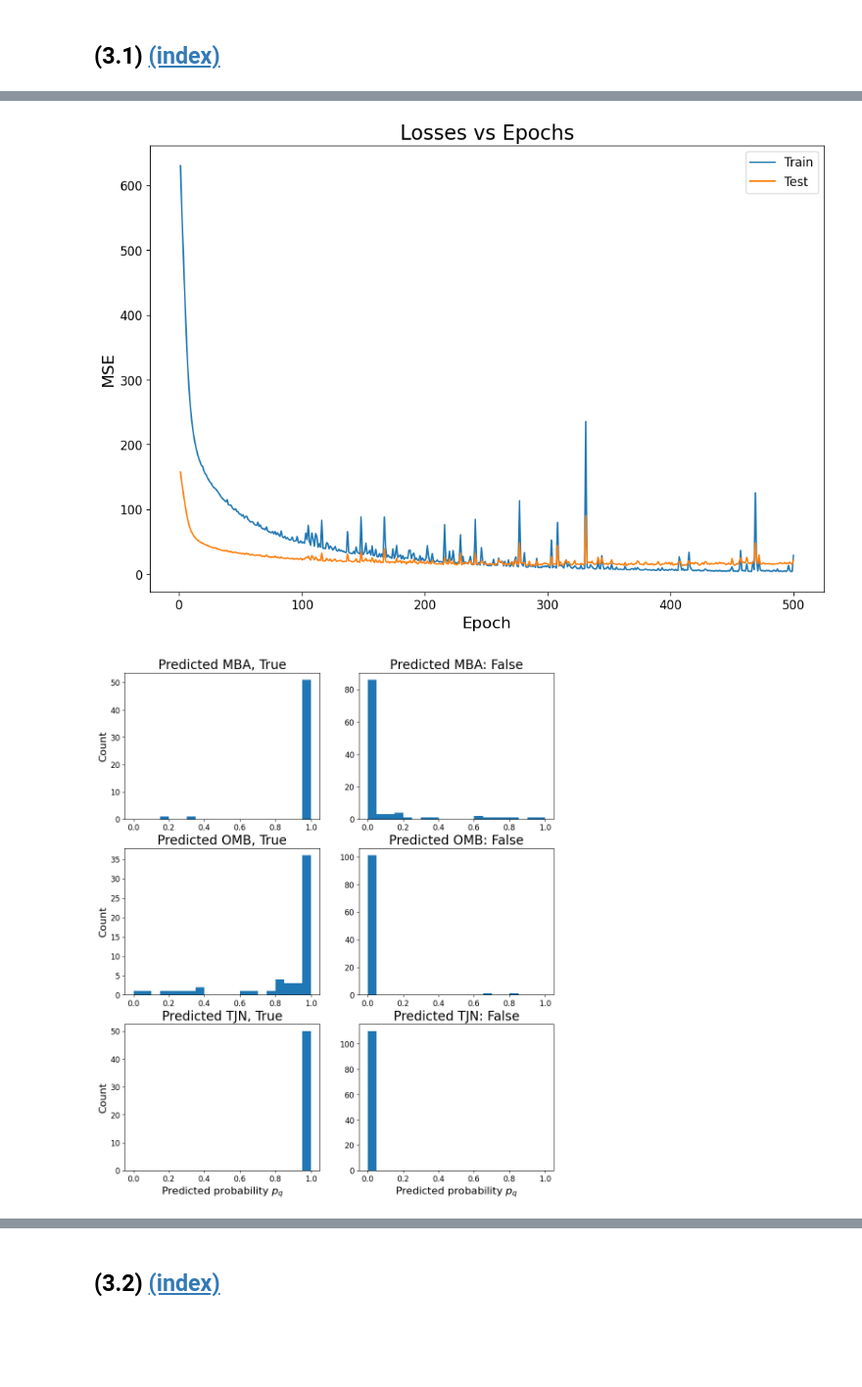
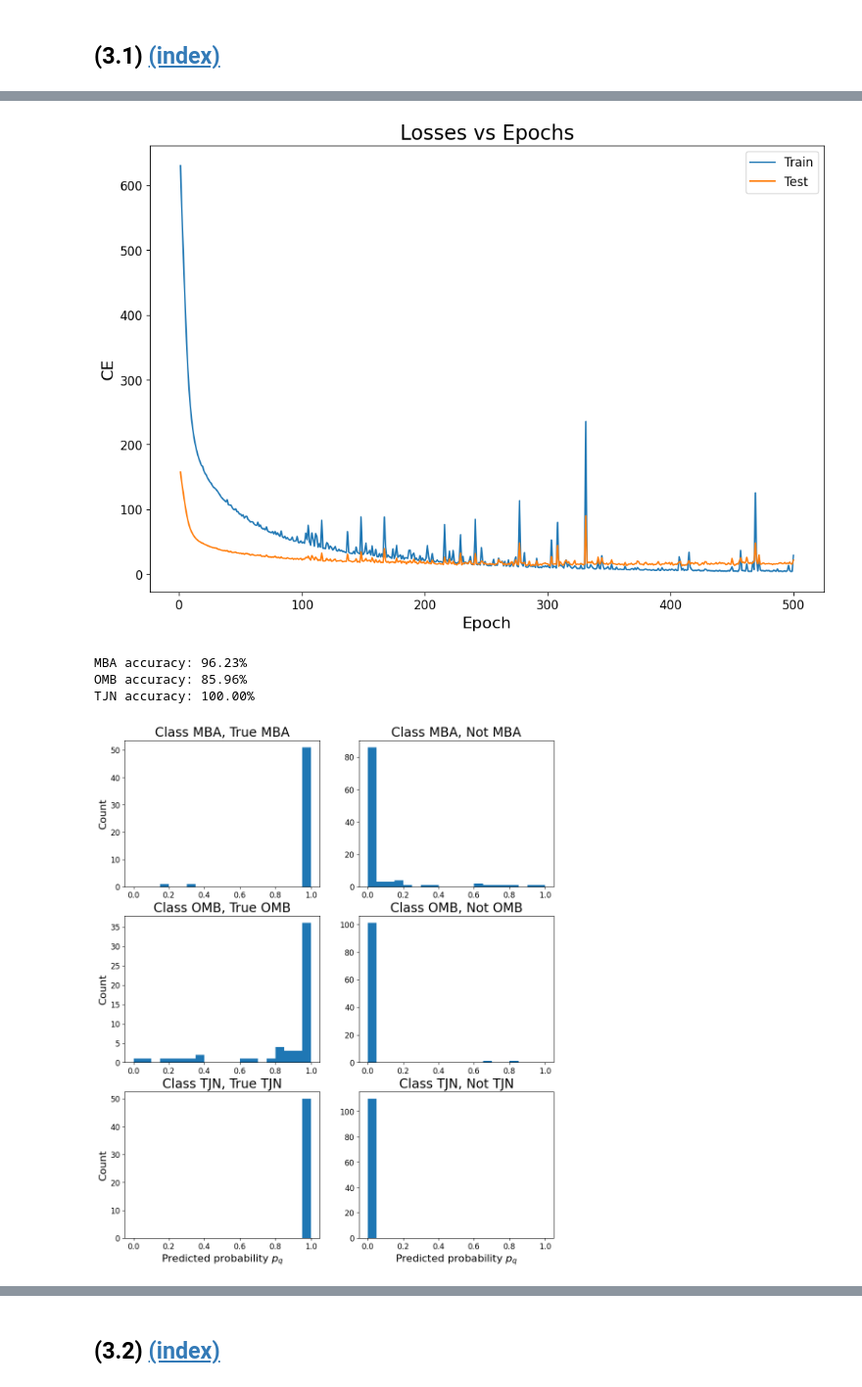
Before and after one commit to Shengyuan-Liu/MATH60026_MethodsForDataScience, a Jupyter notebook: cw1/02371367_Coursework1.ipynb, the cells around one changed output, grey strips where cells are left out. Shown at 98% size. Drawn from its saved outputs; the diff is of its cells as text; code cells hidden in the pictures; blank space fills up the shorter version.

```diff
--- a/cw1/02371367_Coursework1.ipynb
+++ b/cw1/02371367_Coursework1.ipynb
@@ -1542,7 +1550,7 @@ def sgd_step(X, y, mlp, learning_rate=1e-3, loss_type="ce"):
 
 def accuracy_from_onehot(y_true_onehot, y_prob):
     """
-    Accuracy
+    Overall Accuracy
     """
     y_true = np.argmax(y_true_onehot, axis=1)
     y_pred = np.argmax(y_prob, axis=1)
@@ -1550,7 +1558,7 @@ def accuracy_from_onehot(y_true_onehot, y_prob):
 # %%
 # from week 5 notebook
 def sgd(X_train, y_train, X_test, y_test, mlp, learning_rate = 1e-3,
-        n_epochs=10, minibatchsize=1, loss_type="ce", seed=42):
+        n_epochs=10, minibatchsize=1, loss_type="ce", seed=42, if_print=True):
     """
     Run the Stochastic Gradient Descent (SGD) algorithm to optimise the parameters of MLP model to fit it on
     the training data using MSE loss.
@@ -1621,14 +1629,14 @@ def sgd(X_train, y_train, X_test, y_test, mlp, learning_rate = 1e-3,
         probs_test = softmax(logits_test)
         if loss_type == "mse":
             loss_test = mse_loss(y_test, logits_test).squeeze()
-            metric_train = compute_r2(y_test, logits_test)
+            metric_test = compute_r2(y_test, logits_test)
         elif loss_type == "ce":
             loss_test = cross_entropy_loss(y_test, probs_test).squeeze()
             metric_test = accuracy_from_onehot(y_test, probs_test)
         losses_test.append(loss_test)
         metrics_test.append(metric_test)
 
-        if (i==0) or ((i+1)%50==0):
+        if if_print and ((i==0) or ((i+1)%50==0)):
             if loss_type == "mse":
                 print(
                     f'Epoch {i+1}/{n_epochs}: In-sample error: {loss_train}, Out-of-sample error: {loss_test},'
@@ -1703,30 +1711,51 @@ ax.set(title="Losses vs Epochs", xlabel = "Epoch", ylabel = "CE")
 ax.legend()
 plt.show()
 # %% [output]
-[figure, old version]
+[figure, new version]
+# %%
+def accuracy_per_class(p_pred, y_true_onehot, classes):
+    """
+    Accuracy per class
+    """
+    # switch one hot to classes (int)
+    y_true = np.argmax(y_true_onehot, axis=1)
+    y_pred = np.argmax(p_pred, axis=1)
+
+    # store class
+    class_acc = {}
+    for p in range(len(classes)):
+        mask_true = (y_true == p)
+        class_acc[classes[p]] = np.mean(y_pred[mask_true] == y_true[mask_true])
+    return class_acc
+
+logits_test, _ = mlp.predict(X_test_std)
+probs_test = softmax(logits_test)
+y_true = np.argmax(y_class_test_onehot, axis=1)
+acc_set = accuracy_per_class(probs_test, y_class_test_onehot, id_label)
+for k, v in acc_set.items():
+    print(f"{k} accuracy: {v*100:.2f}%")
+# %% [output]
+MBA accuracy: 96.23%
+OMB accuracy: 85.96%
+TJN accuracy: 100.00%
 # %%
-logits_test, _ = mlp.predict(X_test_std)
-probs_test = softmax(logits_test)
-y_true = np.argmax(y_class_test_onehot, axis=1)
-
 fig, axes = plt.subplots(3, 2, figsize=(12, 14))
-
 for q in range(3):
     p_q = probs_test[:, q]
     mask_true = (y_true == q)
     mask_false = ~mask_true
 
     ax1 = axes[q, 0]
     ax2 = axes[q, 1]
 
     ax1.hist(p_q[mask_true], bins=np.linspace(0, 1, 21))
-    ax1.set_title(f"Predicted {id_label[q]}, True")
+    ax1.set_title(f"Class {id_label[q]}, True {id_label[q]}")
     ax1.set_ylabel("Count")
 
     ax2.hist(p_q[mask_false], bins=np.linspace(0, 1, 21))
-    ax2.set_title(f"Predicted {id_label[q]}: False")
+    ax2.set_title(f"Class {id_label[q]}, Not {id_label[q]}")
 for ax in axes[-1, :]:
     ax.set_xlabel(r"Predicted probability $p_q$")
 plt.show()
 # %% [output]
-[figure, old version]
+[figure, new version]
```
Also changed, not shown: parts of 9 cells of this notebook, 1 other file.
